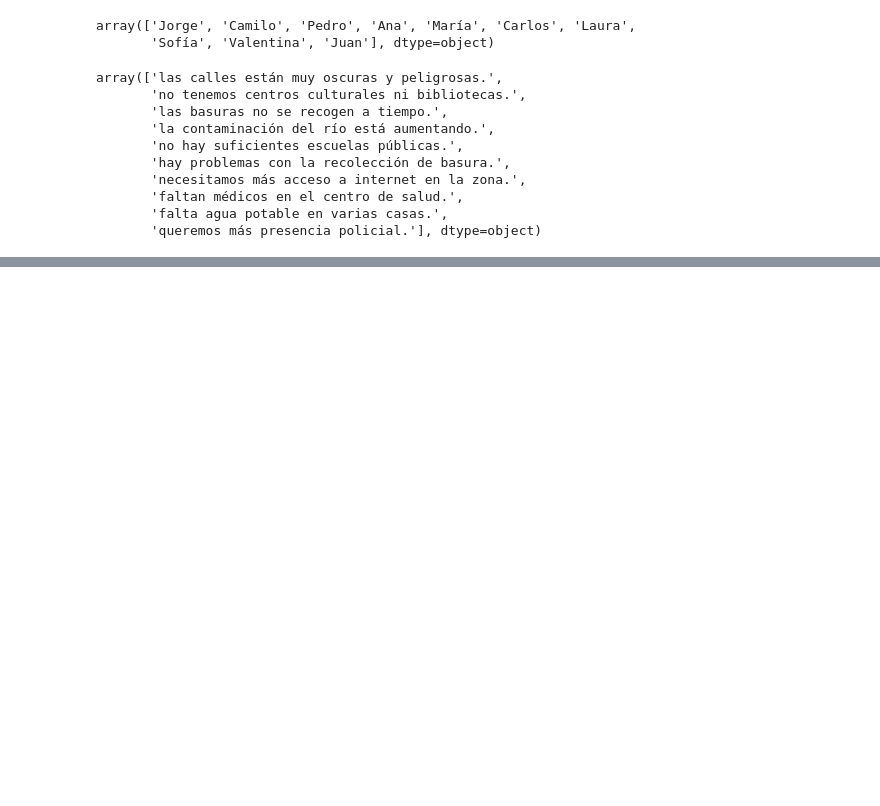
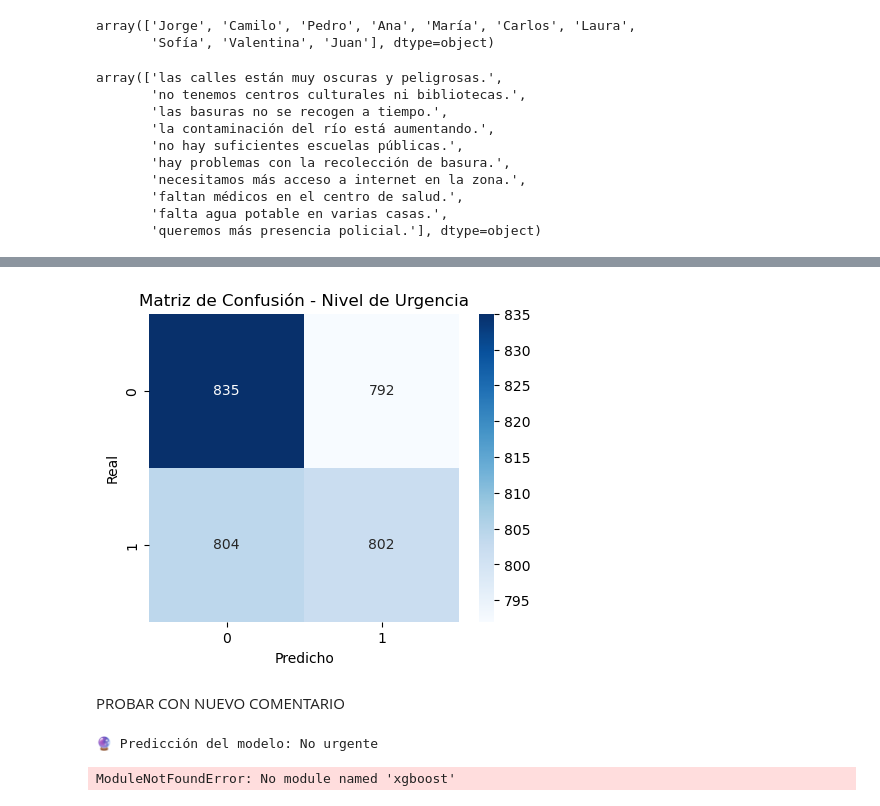
Before and after one commit to ariss99nn/SENASOFT, a Jupyter notebook: RETO.ipynb, the cells around one changed output, grey strips where cells are left out. Cells and saved outputs as stored; diff of their text form; code cells hidden in the pictures; blank space fills up the shorter version.

```diff
--- a/RETO.ipynb
+++ b/RETO.ipynb
@@ -188,0 +271,47 @@ df.drop('Nombre', axis=1, inplace=True)
+# %%
+'''
+# Matriz de confusión visual
+plt.figure(figsize=(5,4))
+sns.heatmap(confusion_matrix(y_test, y_pred), annot=True, fmt='d', cmap='Blues')
+plt.title("Matriz de Confusión - Nivel de Urgencia")
+plt.xlabel("Predicho")
+plt.ylabel("Real")
+plt.show()'''
+# %% [output]
+[figure, added]
+# %% [markdown]
+PROBAR CON NUEVO COMENTARIO
+# %%
+'''# Ejemplo de nuevo comentario
+nuevo = pd.DataFrame({
+    'Comentario': ["faltan médicos en el centro de salud"],
+    'Zona rural': [0],
+    'Acceso a internet': [1],
+    'Atención previa del gobierno': [0]
+})
+
+prediccion = modelo_urgencia.predict(nuevo)[0]
+print(f"🔮 Predicción del modelo: {prediccion}")'''
+# %% [output]
+🔮 Predicción del modelo: No urgente
+# %%
+import pandas as pd
+import numpy as np
+import matplotlib.pyplot as plt
+import seaborn as sns
+
+from sklearn.model_selection import train_test_split
+from sklearn.feature_extraction.text import TfidfVectorizer
+from sklearn.compose import ColumnTransformer
+from sklearn.pipeline import Pipeline
+from sklearn.metrics import classification_report, confusion_matrix
+
+# XGBoost
+from xgboost import XGBClassifier
+
+# Stopwords en español
+from nltk.corpus import stopwords
+import nltk
+nltk.download('stopwords')
+# %% [output]
+ModuleNotFoundError: No module named 'xgboost'
```
Also changed, not shown: parts of 11 cells of this notebook.
